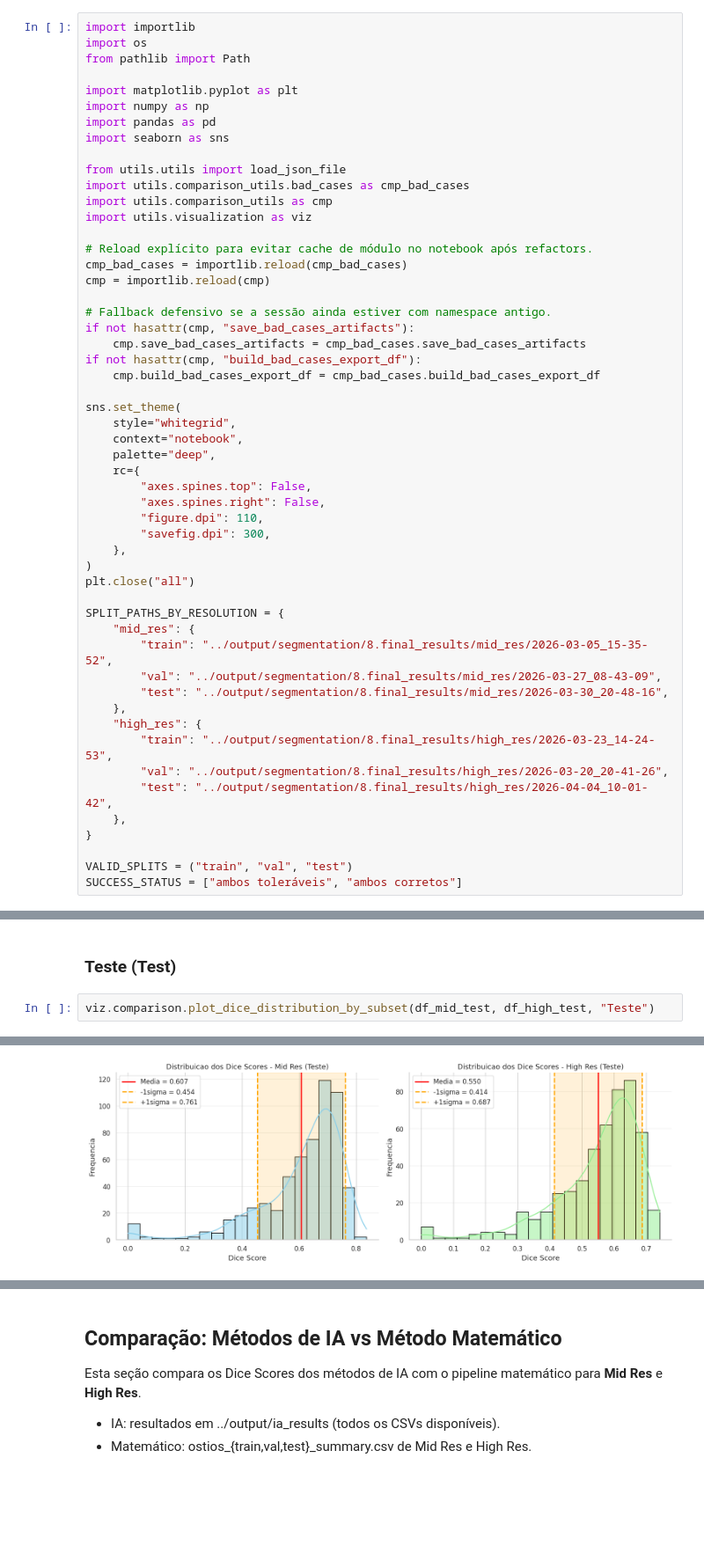
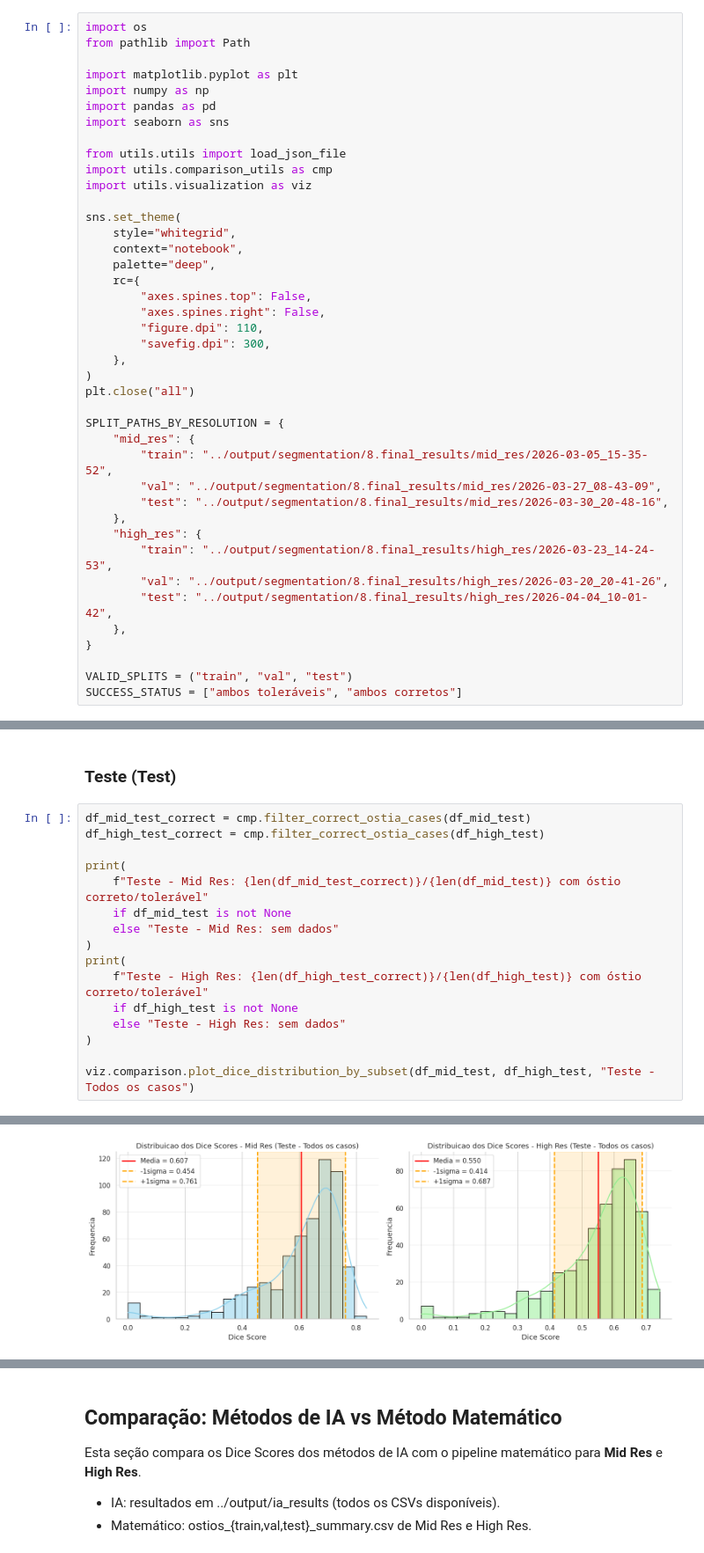
Before and after one commit to matheusssilva991/coronary-centerline-detection, a Jupyter notebook: src/eda_tests.ipynb, the cells around one changed output, grey strips where cells are left out. Shown at 88% size. Saved outputs shown, nothing was run; the diff lists cells and outputs as text; blank space fills up the shorter version.

```diff
--- a/src/eda_tests.ipynb
+++ b/src/eda_tests.ipynb
@@ -1,5 +1,4 @@
 # %%
-import importlib
 import os
 from pathlib import Path
 
@@ -9,19 +8,8 @@ import pandas as pd
 import seaborn as sns
 
 from utils.utils import load_json_file
-import utils.comparison_utils.bad_cases as cmp_bad_cases
 import utils.comparison_utils as cmp
 import utils.visualization as viz
-
-# Reload explícito para evitar cache de módulo no notebook após refactors.
-cmp_bad_cases = importlib.reload(cmp_bad_cases)
-cmp = importlib.reload(cmp)
-
-# Fallback defensivo se a sessão ainda estiver com namespace antigo.
-if not hasattr(cmp, "save_bad_cases_artifacts"):
-    cmp.save_bad_cases_artifacts = cmp_bad_cases.save_bad_cases_artifacts
-if not hasattr(cmp, "build_bad_cases_export_df"):
-    cmp.build_bad_cases_export_df = cmp_bad_cases.build_bad_cases_export_df
 
 sns.set_theme(
     style="whitegrid",
@@ -771,5 +807,19 @@ viz.comparison.plot_dice_distribution_by_subset(df_mid_train, df_high_train, "Tr
 # %% [markdown]
 ### Teste (Test)
 # %%
-viz.comparison.plot_dice_distribution_by_subset(df_mid_test, df_high_test, "Teste")
+df_mid_test_correct = cmp.filter_correct_ostia_cases(df_mid_test)
+df_high_test_correct = cmp.filter_correct_ostia_cases(df_high_test)
+
+print(
+    f"Teste - Mid Res: {len(df_mid_test_correct)}/{len(df_mid_test)} com óstio correto/tolerável"
+    if df_mid_test is not None
+    else "Teste - Mid Res: sem dados"
+)
+print(
+    f"Teste - High Res: {len(df_high_test_correct)}/{len(df_high_test)} com óstio correto/tolerável"
+    if df_high_test is not None
+    else "Teste - High Res: sem dados"
+)
+
+viz.comparison.plot_dice_distribution_by_subset(df_mid_test, df_high_test, "Teste - Todos os casos")
 # %% [output]
@@ -776 +828 @@ viz.comparison.plot_dice_distribution_by_subset(df_mid_test, df_high_test, "Test
-[figure, old version]
+[figure, new version]
```
Also changed, not shown: parts of 6 cells of this notebook, 5 other files.
